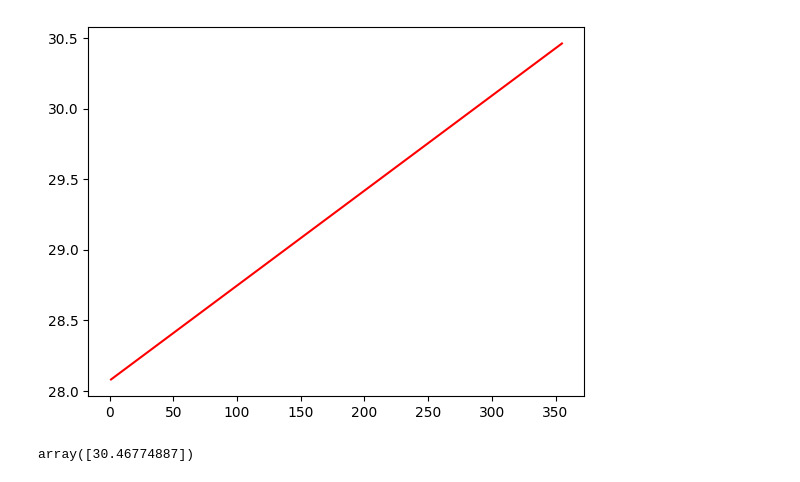
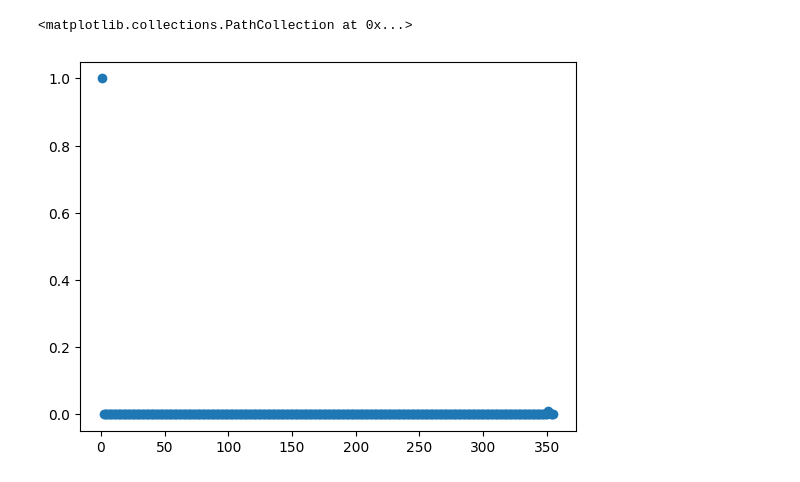
Before and after one commit to mahdouch9165/CS506Worksheets, a Jupyter notebook: challenge.ipynb, the cells around one changed output. Cells and saved outputs as stored; diff of their text form; code cells hidden in the pictures.

```diff
--- a/challenge.ipynb
+++ b/challenge.ipynb
@@ -24,17 +33,11 @@ plt.scatter(data['day'], data['minute_of_hour'])
-# %%
-# do regression
-from sklearn.linear_model import LinearRegression
-
-model = LinearRegression()
-
-model.fit(data[['day']], data['minute_of_hour'])
-
-# plot the regression line
-plt.plot(data['day'], model.predict(data[['day']]), color='red')
-plt.show()
-# %% [output]
-[figure, removed]
-# %%
-model.predict([[356]])
-# %% [output]
-array([30.46774887])
+# %%
+# log secodn of day
+import numpy as np
+import math
+
+df['sqrt_second_of_day'] = df['second_of_day'].apply(lambda x: 1/(x+1))
+
+plt.scatter(df['day'], df['sqrt_second_of_day'])
+# %% [output]
+<matplotlib.collections.PathCollection at 0x...>
+[figure, added]
```
Also changed, not shown: parts of 3 cells of this notebook, 6 other files.
